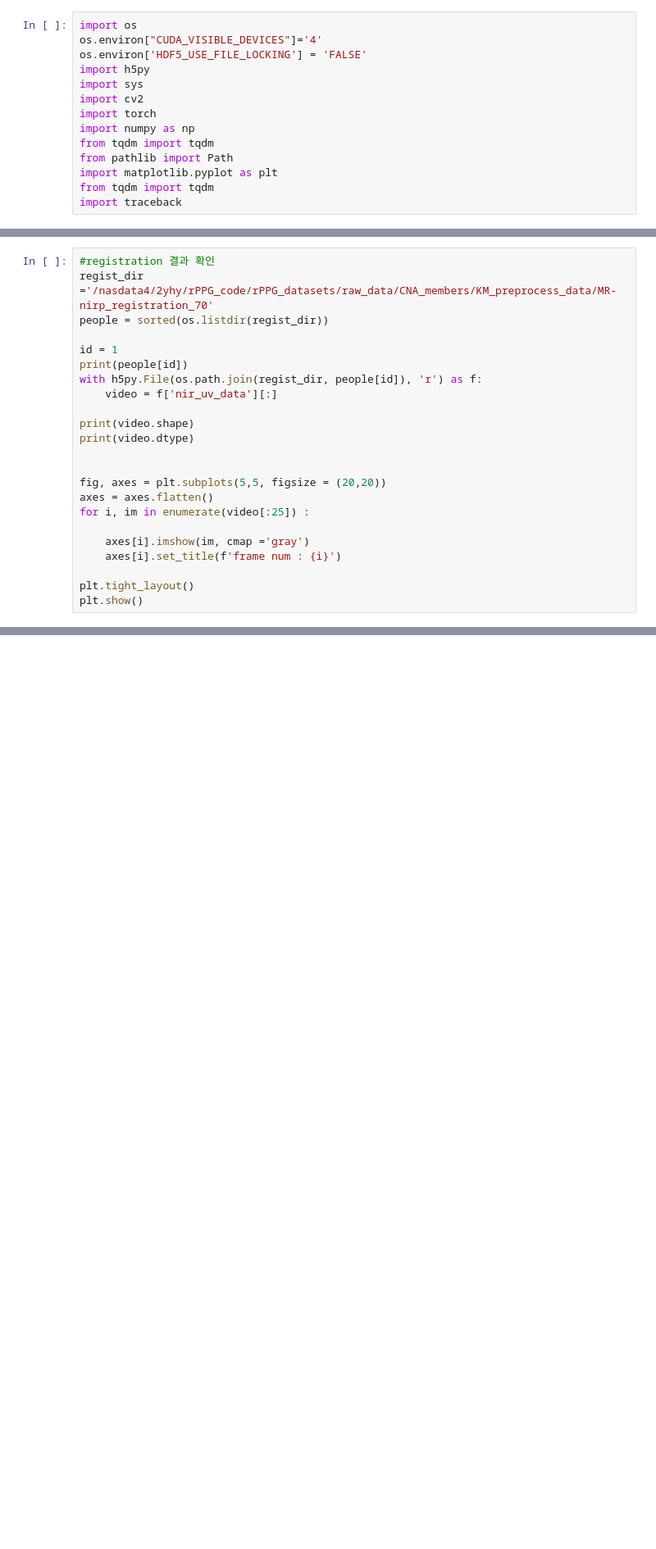
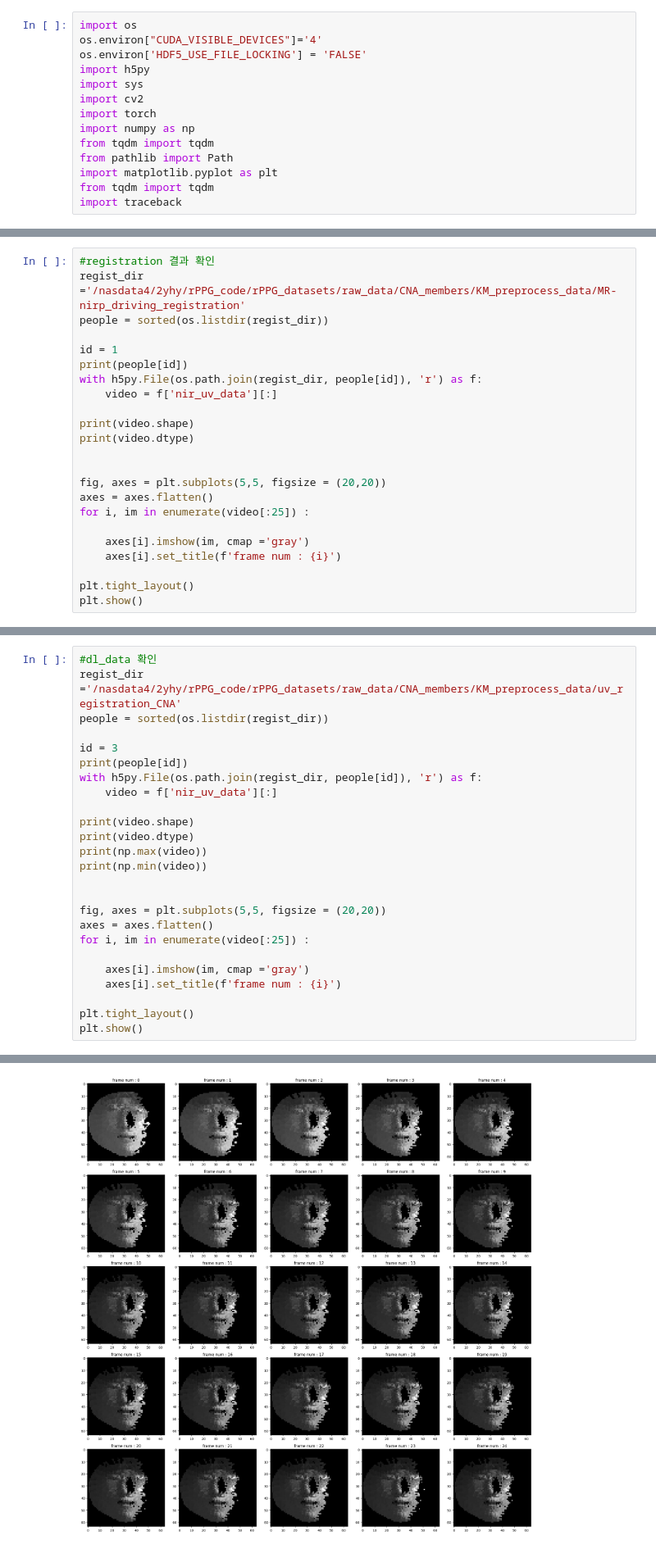
Before and after one commit to kkm2001-design/rppg, a Jupyter notebook: data/codes/make_data/mr_nirp/mr_nirp_test.ipynb, the cells around one changed output, grey strips where cells are left out. Shown at 82% size. Cells and saved outputs as stored; diff of their text form; blank space fills up the shorter version.

```diff
--- a/data/codes/make_data/mr_nirp/mr_nirp_test.ipynb
+++ b/data/codes/make_data/mr_nirp/mr_nirp_test.ipynb
@@ -113,6 +114,6 @@ uint8
 # %%
 #registration 결과 확인
-regist_dir ='/nasdata4/2yhy/rPPG_code/rPPG_datasets/raw_data/CNA_members/KM_preprocess_data/MR-nirp_registration_70'
+regist_dir ='/nasdata4/2yhy/rPPG_code/rPPG_datasets/raw_data/CNA_members/KM_preprocess_data/MR-nirp_driving_registration'
 people = sorted(os.listdir(regist_dir))
 
 id = 1
@@ -140,0 +142,26 @@ float32
+# %%
+#dl_data 확인
+regist_dir ='/nasdata4/2yhy/rPPG_code/rPPG_datasets/raw_data/CNA_members/KM_preprocess_data/uv_registration_CNA'
+people = sorted(os.listdir(regist_dir))
+
+id = 3
+print(people[id])
+with h5py.File(os.path.join(regist_dir, people[id]), 'r') as f:
+    video = f['nir_uv_data'][:]
+
+print(video.shape)
+print(video.dtype)
+print(np.max(video))
+print(np.min(video))
+
+
+fig, axes = plt.subplots(5,5, figsize = (20,20))
+axes = axes.flatten()
+for i, im in enumerate(video[:25]) :
+
+    axes[i].imshow(im, cmap ='gray')
+    axes[i].set_title(f'frame num : {i}')
+
+plt.tight_layout()
+plt.show()
+# %% [output]
@@ -140,0 +173 @@ float32
+[figure, added]
```
Also changed, not shown: parts of 6 cells of this notebook, 3 other files.
